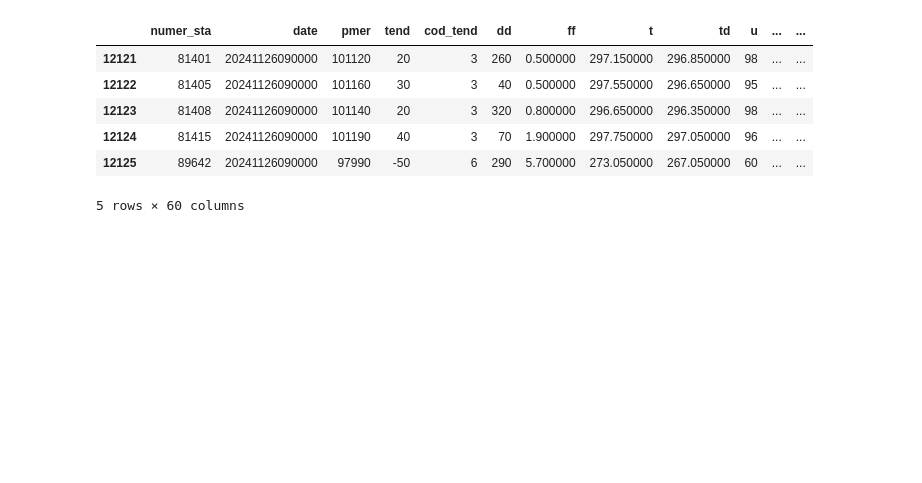
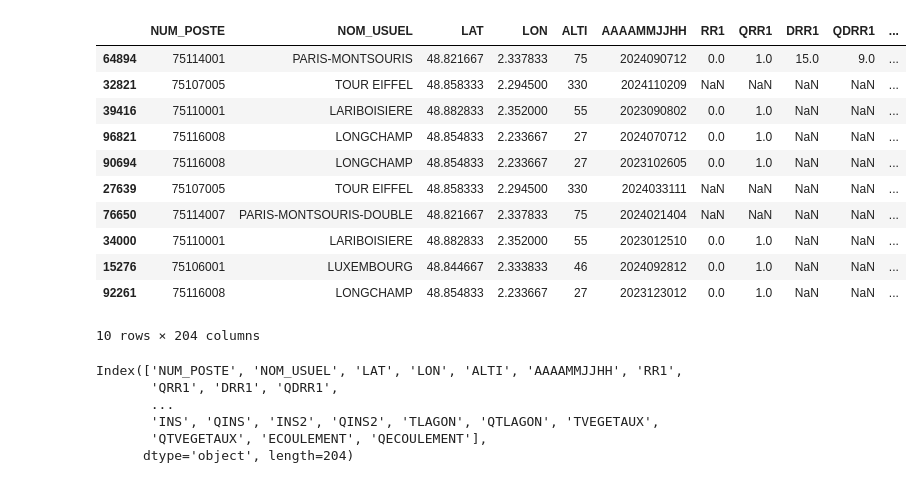
Before and after one commit to vadim-gisserot/Projet-de-Python-Leroux-Gisserot, a Jupyter notebook: notebooks/draft1.ipynb, the cells around one changed output. Cells and saved outputs as stored; diff of their text form; code cells hidden in the pictures; blank space fills up the shorter version.

```diff
--- a/notebooks/draft1.ipynb
+++ b/notebooks/draft1.ipynb
@@ -7,13 +34,28 @@ pwd
 # %%
-gz_file_path = "../data/synop.202411.csv.gz"
-df = pd.read_csv(gz_file_path, compression='gzip', sep=';', encoding='utf-8')
+# hourly weather for Paris department
+gz_file_path2 = "data/meteo-horaire-75-2023-2024.csv.gz"
+df_meteo_hor_75 = pd.read_csv(gz_file_path2, compression='gzip', sep=';', encoding='utf-8')
-# %%
-df.tail()
-# %% [output]
-|  | numer_sta | date | pmer | tend | cod_tend | dd | ff | t | td | u | ... | ... |
-| 12121 | 81401 | 20241126090000 | 101120 | 20 | 3 | 260 | 0.500000 | 297.150000 | 296.850000 | 98 | ... | ... |
-| 12122 | 81405 | 20241126090000 | 101160 | 30 | 3 | 40 | 0.500000 | 297.550000 | 296.650000 | 95 | ... | ... |
-| 12123 | 81408 | 20241126090000 | 101140 | 20 | 3 | 320 | 0.800000 | 296.650000 | 296.350000 | 98 | ... | ... |
-| 12124 | 81415 | 20241126090000 | 101190 | 40 | 3 | 70 | 1.900000 | 297.750000 | 297.050000 | 96 | ... | ... |
-| 12125 | 89642 | 20241126090000 | 97990 | -50 | 6 | 290 | 5.700000 | 273.050000 | 267.050000 | 60 | ... | ... |
-5 rows × 60 columns
+# %%
+df_meteo_hor_75.sample(10)
+# %% [output]
+|  | NUM_POSTE | NOM_USUEL | LAT | LON | ALTI | AAAAMMJJHH | RR1 | QRR1 | DRR1 | QDRR1 | ... |
+| 64894 | 75114001 | PARIS-MONTSOURIS | 48.821667 | 2.337833 | 75 | 2024090712 | 0.0 | 1.0 | 15.0 | 9.0 | ... |
+| 32821 | 75107005 | TOUR EIFFEL | 48.858333 | 2.294500 | 330 | 2024110209 | NaN | NaN | NaN | NaN | ... |
+| 39416 | 75110001 | LARIBOISIERE | 48.882833 | 2.352000 | 55 | 2023090802 | 0.0 | 1.0 | NaN | NaN | ... |
+| 96821 | 75116008 | LONGCHAMP | 48.854833 | 2.233667 | 27 | 2024070712 | 0.0 | 1.0 | NaN | NaN | ... |
+| 90694 | 75116008 | LONGCHAMP | 48.854833 | 2.233667 | 27 | 2023102605 | 0.0 | 1.0 | NaN | NaN | ... |
+| 27639 | 75107005 | TOUR EIFFEL | 48.858333 | 2.294500 | 330 | 2024033111 | NaN | NaN | NaN | NaN | ... |
+| 76650 | 75114007 | PARIS-MONTSOURIS-DOUBLE | 48.821667 | 2.337833 | 75 | 2024021404 | NaN | NaN | NaN | NaN | ... |
+| 34000 | 75110001 | LARIBOISIERE | 48.882833 | 2.352000 | 55 | 2023012510 | 0.0 | 1.0 | NaN | NaN | ... |
+| 15276 | 75106001 | LUXEMBOURG | 48.844667 | 2.333833 | 46 | 2024092812 | 0.0 | 1.0 | NaN | NaN | ... |
+| 92261 | 75116008 | LONGCHAMP | 48.854833 | 2.233667 | 27 | 2023123012 | 0.0 | 1.0 | NaN | NaN | ... |
+10 rows × 204 columns
+# %%
+df_meteo_hor_75.columns
+# %% [output]
+Index(['NUM_POSTE', 'NOM_USUEL', 'LAT', 'LON', 'ALTI', 'AAAAMMJJHH', 'RR1',
+       'QRR1', 'DRR1', 'QDRR1',
+       ...
+       'INS', 'QINS', 'INS2', 'QINS2', 'TLAGON', 'QTLAGON', 'TVEGETAUX',
+       'QTVEGETAUX', 'ECOULEMENT', 'QECOULEMENT'],
+      dtype='object', length=204)
```
Also changed, not shown: parts of 15 cells of this notebook.
